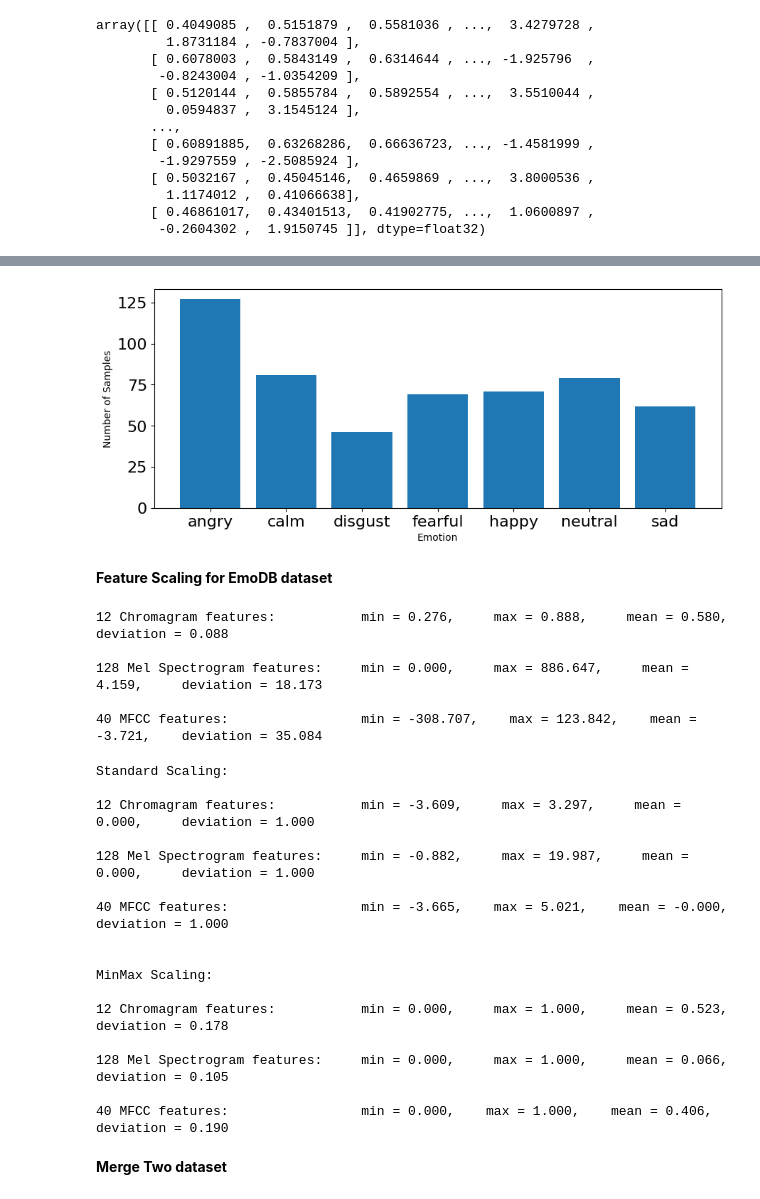
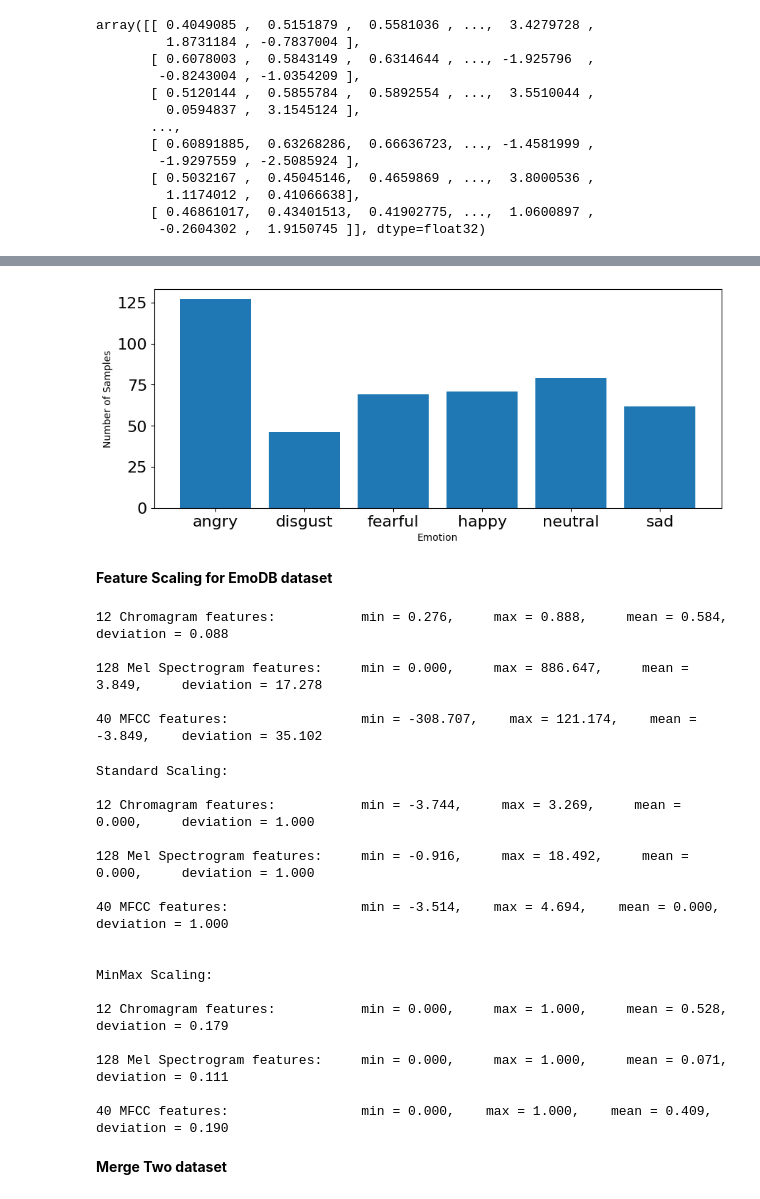
Before and after one commit to IAT-ExploringAI-2024/Week-2_Data_Preprocessing, a Jupyter notebook: Copy_Version1_of_Week_2_Data_Preprocessing.ipynb, the cells around one changed output, grey strips where cells are left out. Drawn from its saved outputs; the diff is of its cells as text; code cells hidden in the pictures.

```diff
--- a/Copy_Version1_of_Week_2_Data_Preprocessing.ipynb
+++ b/Copy_Version1_of_Week_2_Data_Preprocessing.ipynb
@@ -785,6 +785,8 @@ def load_data():
         #exclude all the surprise data
         if emotion =='surprise':
           continue
+        if emotion =='calm':
+          continue
         #print(emotion)
         features = get_features(file)
         X.append(features)
@@ -989,6 +991,9 @@ def load_data():
         #print(file_name)
         #print(file_name.split("-")[2])
         emotion=emotionsE[(file_name[5])]
+
+        if emotion =='calm':
+          continue
         #print(emotion)
         featuresE = get_features(file)
         X.append(featuresE)
@@ -1043,17 +1048,17 @@ Numerical features extracted per sample: 180
 # %%
 # plot emotions
 plt.figure(figsize=(35,4))
 plt.subplot(1,3,1)
 #np.unique returns ordered list of unique elements and count of each element
 emotion_listE, count = np.unique(emotionsE, return_counts=True)
-plt.bar(x=range(7), height=count)
-plt.xticks(ticks=range(7), labels = [emotion for emotion in emotion_listE],fontsize=10)
+plt.bar(x=range(6), height=count)
+plt.xticks(ticks=range(6), labels = [emotion for emotion in emotion_listE],fontsize=10)
 plt.xlabel('Emotion')
 plt.tick_params(labelsize=16)
 plt.ylabel('Number of Samples')
 plt.show()
 # %% [output]
-[figure, old version]
+[figure, new version]
 # %% [markdown]
 **Feature Scaling for EmoDB dataset**
 # %%
@@ -1100,11 +1105,11 @@ def print_features(df):
 
 print_features(features_dfE)
 # %% [output]
-12 Chromagram features:           min = 0.276,     max = 0.888,     mean = 0.580,     deviation = 0.088
+12 Chromagram features:           min = 0.276,     max = 0.888,     mean = 0.584,     deviation = 0.088
 
-128 Mel Spectrogram features:     min = 0.000,     max = 886.647,     mean = 4.159,     deviation = 18.173
+128 Mel Spectrogram features:     min = 0.000,     max = 886.647,     mean = 3.849,     deviation = 17.278
 
-40 MFCC features:                 min = -308.707,    max = 123.842,    mean = -3.721,    deviation = 35.084
+40 MFCC features:                 min = -308.707,    max = 121.174,    mean = -3.849,    deviation = 35.102
 # %%
 from sklearn.preprocessing import StandardScaler
 from sklearn.preprocessing import MinMaxScaler
@@ -1129,20 +1134,20 @@ print_features(features_minmax_dfE)
 # %% [output]
 Standard Scaling:
 
-12 Chromagram features:           min = -3.609,     max = 3.297,     mean = 0.000,     deviation = 1.000
+12 Chromagram features:           min = -3.744,     max = 3.269,     mean = 0.000,     deviation = 1.000
 
-128 Mel Spectrogram features:     min = -0.882,     max = 19.987,     mean = 0.000,     deviation = 1.000
+128 Mel Spectrogram features:     min = -0.916,     max = 18.492,     mean = 0.000,     deviation = 1.000
 
-40 MFCC features:                 min = -3.665,    max = 5.021,    mean = -0.000,    deviation = 1.000
+40 MFCC features:                 min = -3.514,    max = 4.694,    mean = 0.000,    deviation = 1.000
 
 
 MinMax Scaling:
 
-12 Chromagram features:           min = 0.000,     max = 1.000,     mean = 0.523,     deviation = 0.178
+12 Chromagram features:           min = 0.000,     max = 1.000,     mean = 0.528,     deviation = 0.179
 
-128 Mel Spectrogram features:     min = 0.000,     max = 1.000,     mean = 0.066,     deviation = 0.105
+128 Mel Spectrogram features:     min = 0.000,     max = 1.000,     mean = 0.071,     deviation = 0.111
 
-40 MFCC features:                 min = 0.000,    max = 1.000,    mean = 0.406,    deviation = 0.190
+40 MFCC features:                 min = 0.000,    max = 1.000,    mean = 0.409,    deviation = 0.190
 # %% [markdown]
 **Merge Two dataset**
 # %%
```
Also changed, not shown: parts of 14 cells of this notebook.
